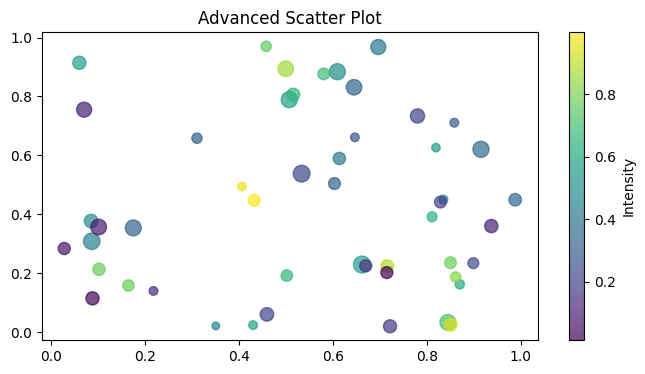
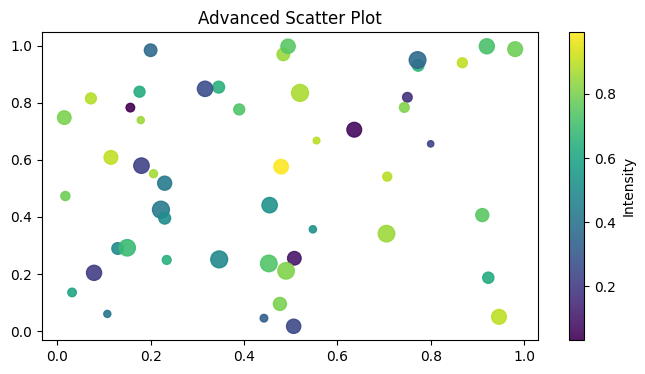
The change to this notebook cell's code, shown as a diff; its figure went from the first image to the second:
--- before
+++ after
@@ -5,5 +5,5 @@
 sizes = np.random.randint(20, 150, 50)
 # c = color array, s = size array, alpha = transparency
-scatter = ax.scatter(x, y, c=colors, s=sizes, alpha=0.7, cmap='viridis')
+scatter = ax.scatter(x, y, c=colors, s=sizes, alpha=0.9, cmap='viridis')
 # Add a colorbar connected to the scatter map
 fig.colorbar(scatter, ax=ax, label='Intensity')

Commit: upt